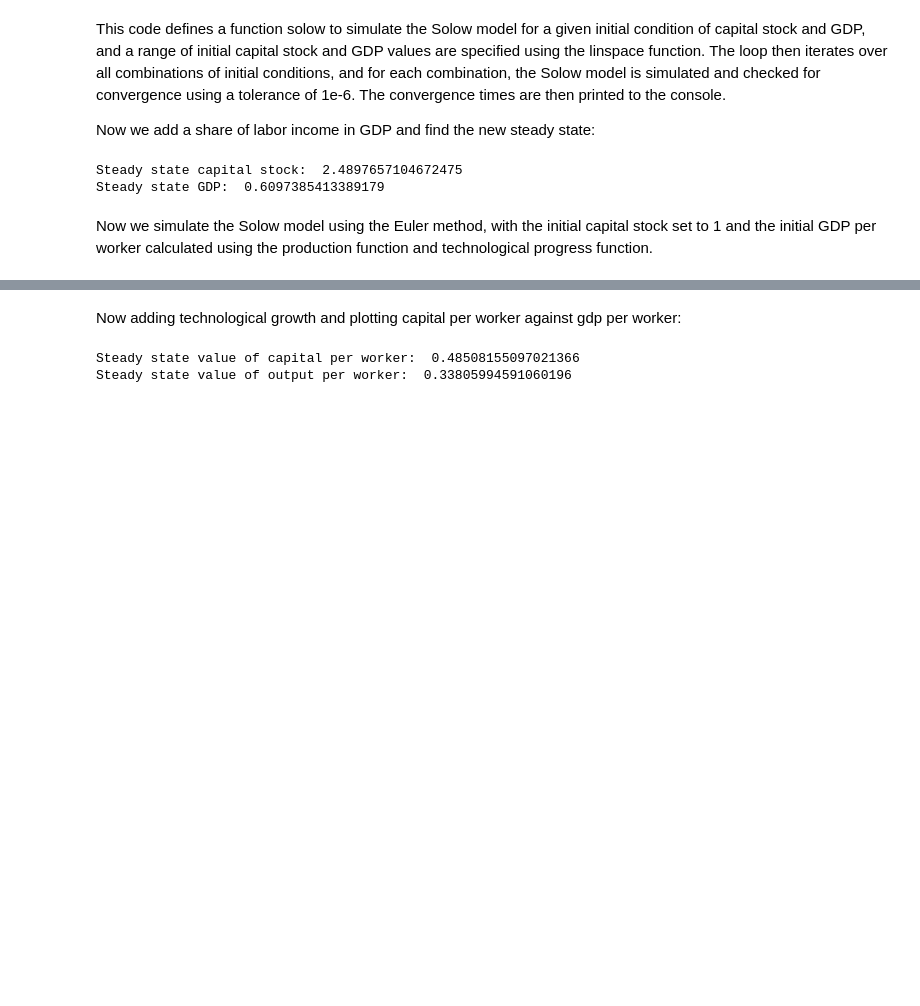
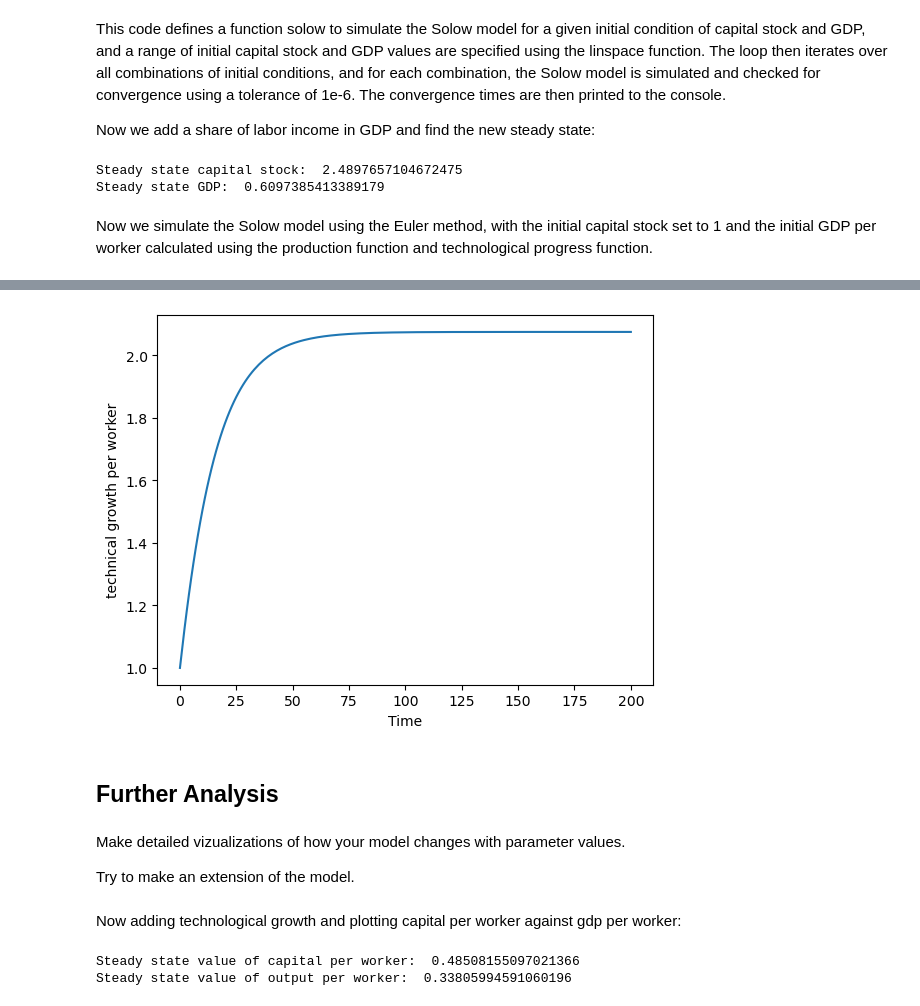
Before and after one commit to NumEconCopenhagen/projects-2023-rvcode, a Jupyter notebook: modelproject/modelproject.ipynb, the cells around one changed output, grey strips where cells are left out. Drawn from its saved outputs; the diff is of its cells as text; code cells hidden in the pictures; blank space fills up the shorter version.

```diff
--- a/modelproject/modelproject.ipynb
+++ b/modelproject/modelproject.ipynb
@@ -159,3 +174,19 @@ plt.show()
+# %%
+# Plot the results
+t_values = np.arange(T+1)
+k_tilde = K_path / (A_path)  # technical growth per worker
+plt.plot(t_values, k_tilde)
+plt.xlabel('Time')
+plt.ylabel('technical growth per worker')
+plt.show()
+# %% [output]
+[figure, added]
+# %% [markdown]
+## Further Analysis
+# %% [markdown]
+Make detailed vizualizations of how your model changes with parameter values.
+
+Try to make an extension of the model.
 # %% [markdown]
 Now adding technological growth and plotting capital per worker against gdp per worker:
 # %%
```
Also changed, not shown: parts of 16 cells of this notebook.
